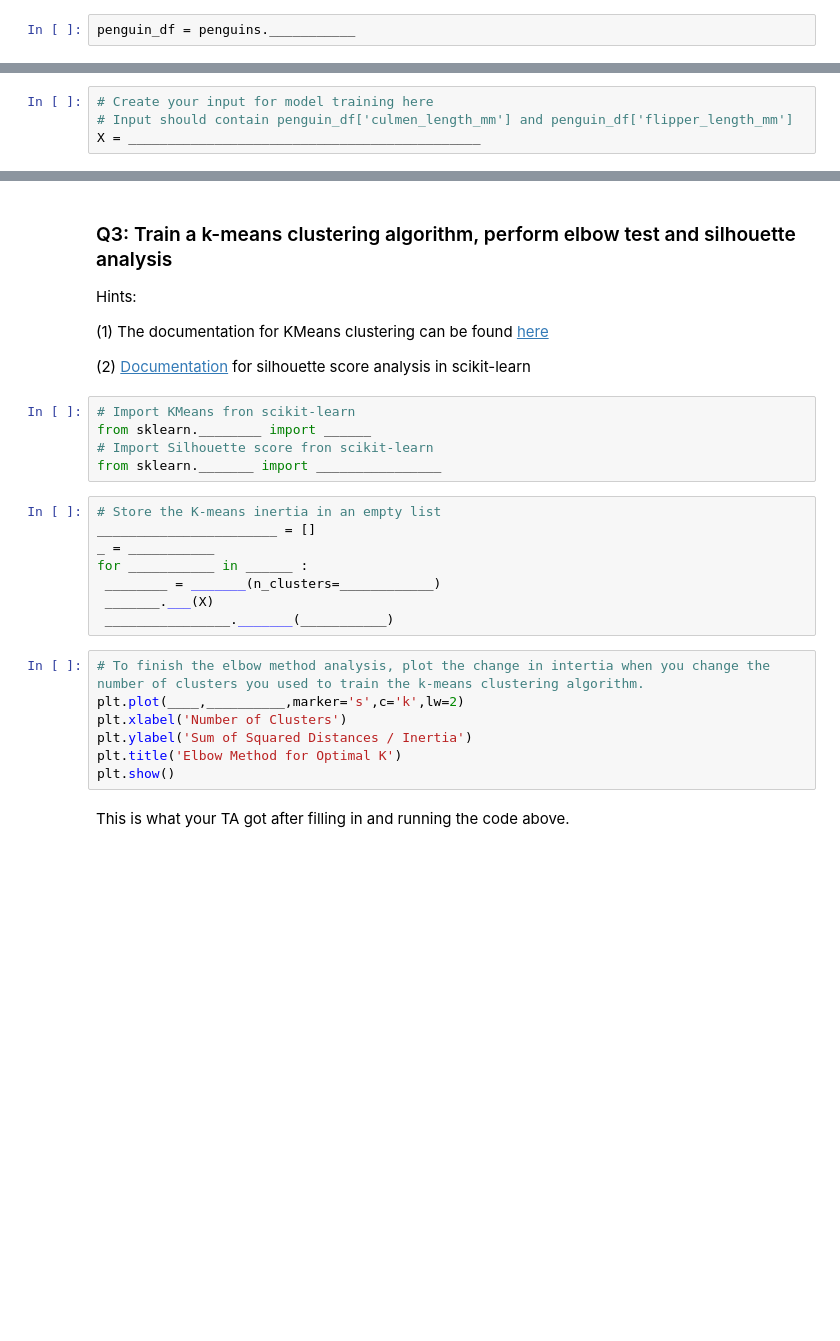
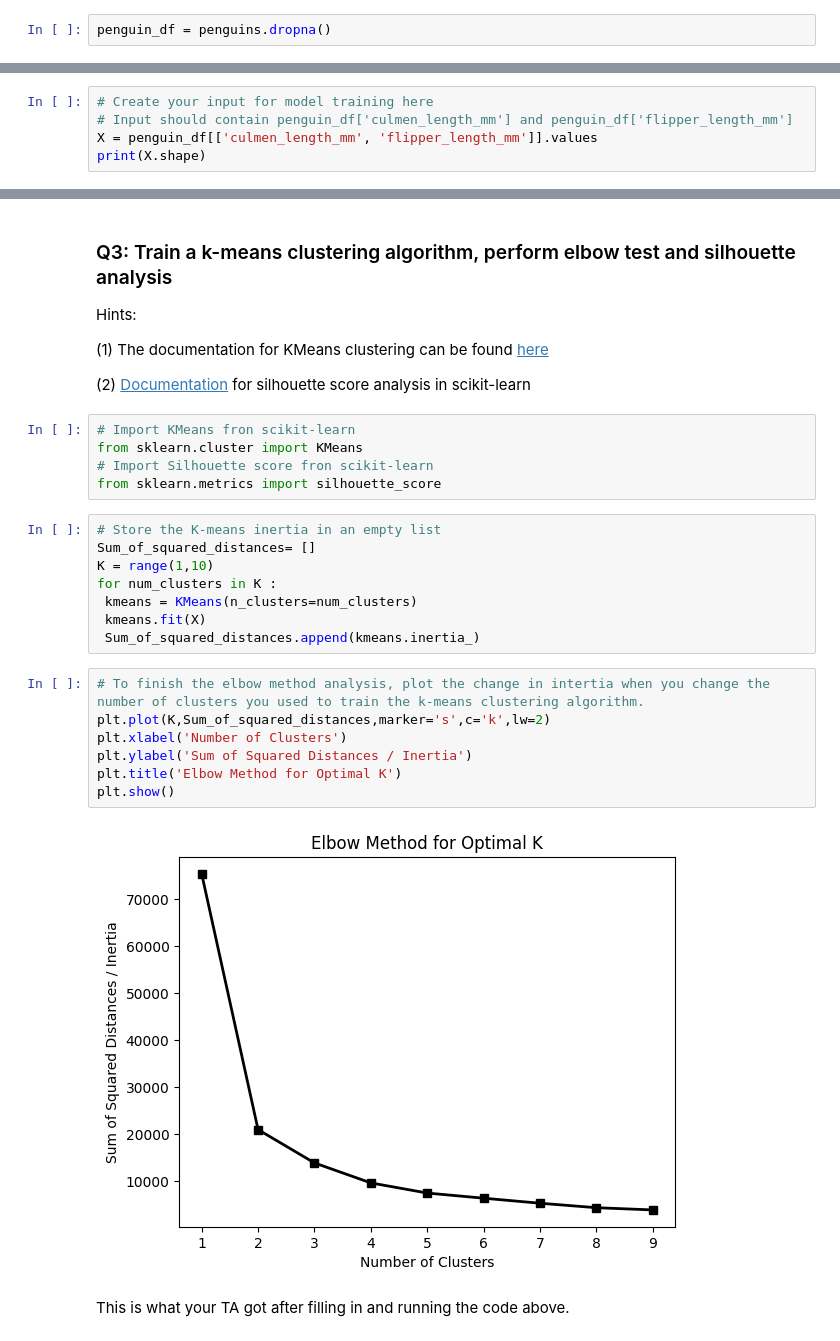
Before and after one commit to David-Soldini/2023_Intro_Python, a Jupyter notebook: ML_EES/IP/W4_S1.ipynb, the cells around one changed output, grey strips where cells are left out. Cells and saved outputs as stored; diff of their text form; blank space fills up the shorter version.

```diff
--- a/ML_EES/IP/W4_S1.ipynb
+++ b/ML_EES/IP/W4_S1.ipynb
@@ -90,7 +111,7 @@ Downloading data from 'https://unils-my.sharepoint.com/:x:/g/personal/tom_beucle
 
 Hint: `pandas` has a easy function for data clean up. Check out [documentation](https://pandas.pydata.org/pandas-docs/stable/reference/api/pandas.DataFrame.dropna.html) for details.
 # %%
-penguin_df = penguins.___________
+penguin_df = penguins.dropna()
 # %% [markdown]
 ### Q2: Create an input dataset `X` with the culmen_length_mm and flipper_length_mm data columns
 
@@ -100,4 +121,5 @@ Hints:
 # %%
 # Create your input for model training here
 # Input should contain penguin_df['culmen_length_mm'] and penguin_df['flipper_length_mm']
-X = _____________________________________________
+X = penguin_df[['culmen_length_mm', 'flipper_length_mm']].values
+print(X.shape)
@@ -111,24 +135,26 @@ Hints:
 (2) [Documentation](https://scikit-learn.org/stable/modules/generated/sklearn.metrics.silhouette_score.html?highlight=silhouette+score#sklearn.metrics.silhouette_score) for silhouette score analysis in scikit-learn
 # %%
 # Import KMeans fron scikit-learn
-from sklearn.________ import ______
+from sklearn.cluster import KMeans
 # Import Silhouette score fron scikit-learn
-from sklearn._______ import ________________
+from sklearn.metrics import silhouette_score
 # %%
 # Store the K-means inertia in an empty list
-_______________________ = []
-_ = ___________
-for ___________ in ______ :
- ________ = _______(n_clusters=____________)
- _______.___(X)
- ________________._______(___________)
+Sum_of_squared_distances= []
+K = range(1,10)
+for num_clusters in K :
+ kmeans = KMeans(n_clusters=num_clusters)
+ kmeans.fit(X)
+ Sum_of_squared_distances.append(kmeans.inertia_)
 # %%
 # To finish the elbow method analysis, plot the change in intertia when you change the number of clusters you used to train the k-means clustering algorithm.
-plt.plot(____,__________,marker='s',c='k',lw=2)
+plt.plot(K,Sum_of_squared_distances,marker='s',c='k',lw=2)
 plt.xlabel('Number of Clusters')
 plt.ylabel('Sum of Squared Distances / Inertia')
 plt.title('Elbow Method for Optimal K')
 plt.show()
+# %% [output]
+[figure, added]
 # %% [markdown]
 This is what your TA got after filling in and running the code above.
 # %% [markdown]
```
Also changed, not shown: parts of 18 cells of this notebook.
